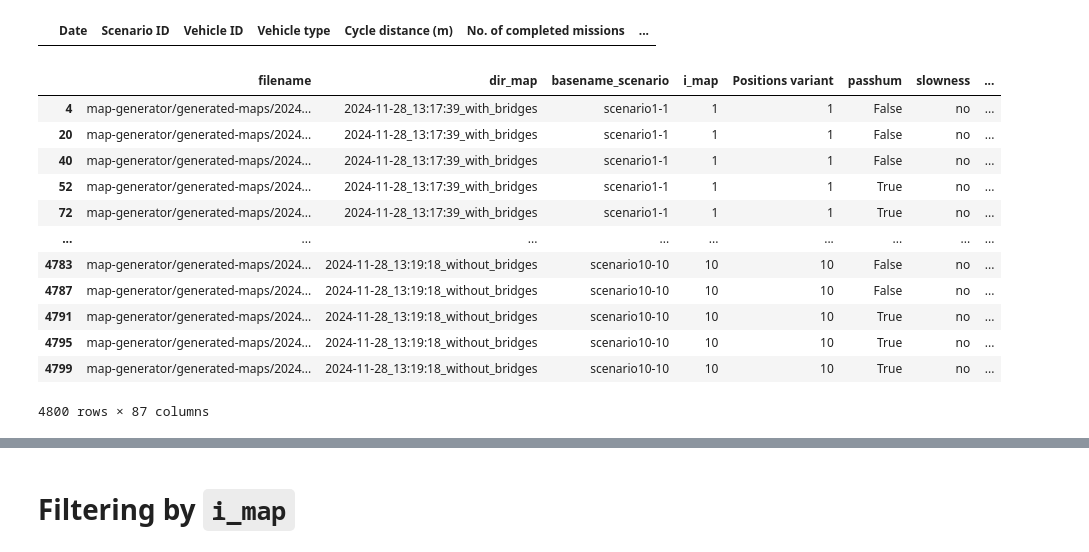
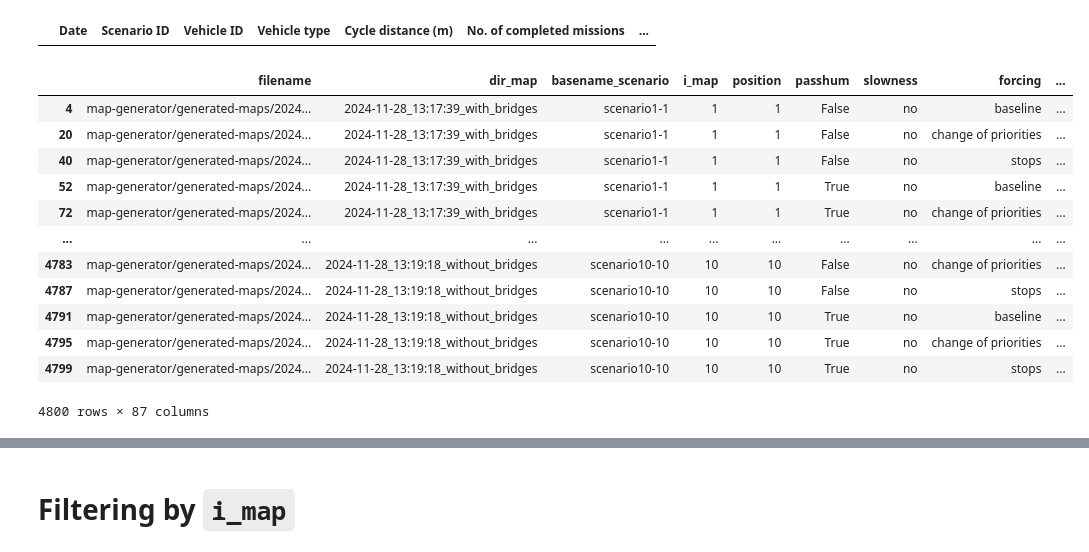
Before and after one commit to Olga-Mironenko/coordination_oru, a Jupyter notebook: scenario-analysis/analysis.ipynb, the cells around one changed output, grey strips where cells are left out. Saved outputs shown, nothing was run; the diff lists cells and outputs as text; code cells hidden in the pictures.

Commit message:
analysis.ipynb, plot_all.ipynb: finished adding support for scenarios in the form of `$filename, passhum $passhum, slowness $slowness, forcing $forcing`

```diff
--- a/scenario-analysis/analysis.ipynb
+++ b/scenario-analysis/analysis.ipynb
@@ -52,7 +52,8 @@ os.makedirs(DIRECTORY_DATA, exist_ok=True)
 
 def read_df_runname():
     filename = f'{RUNDIR}/sorted.csv'
-    subprocess.run(['./consolidate.py', RUNDIR], check=True)
+    if not os.path.exists(filename) or os.path.getmtime(filename) < os.path.getmtime(RUNDIR):
+        subprocess.run(['./consolidate.py', RUNDIR], check=True)
     df_orig = pd.read_csv(filename)
     return df_orig
 
@@ -109,26 +110,34 @@ def combine_tuples(cols, row):
     return tuple(zip(*tuples))
 
 
+COLUMNS_CONFIGURATION = ['i_map', 'are_bridges', 'position']
+COLUMNS_PARAMS = ['passhum', 'slowness', 'forcing']
+COLUMNS_SCENARIO = COLUMNS_CONFIGURATION + COLUMNS_PARAMS
+
 def normalize_df(df_orig):
-    df_id = df_orig['Scenario ID'].str.extract(r'^(?P<filename>.*?)(?P<params>, .*)$', expand=True)
-    # df_id.columns = [
-    #     'filename', 'Coordination strategy', 'string_seed', 'string_probabilityForcingForHuman'
-    # ]
+    df_id_pre = df_orig['Scenario ID'].str.extract(r'^(?P<filename>.*?)(?P<params>, .*)$', expand=True)
+
+    df_params = pd.concat([
+        df_id_pre['params'].str.extract(r', passhum (?P<passhum>0|1)\b', expand=True).astype(int).astype(bool),
+        df_id_pre['params'].str.extract(r', slowness (?P<slowness>[^,]+)\b', expand=True),
+        df_id_pre['params'].str.extract(r', forcing (?P<forcing>[^,]+)\b', expand=True),
+    ], axis=1)
+    assert list(df_params.columns) == COLUMNS_PARAMS  # TODO: set `COLUMNS_PARAMS`
+
     df_id = pd.concat([
-        df_id[['filename']],
-        df_id['filename'].str.extract(r'(?P<dir_map>[^/]+)/(?P<basename_scenario>[^/]+)[.]json$', expand=True),
-        df_id['filename'].str.extract(r'/scenario(?P<i_map>\d+)-(?P<i_locations>\d+)[.]json$', expand=True).astype(int),
-        df_id['params'].str.extract(r', passhum (?P<passhum>0|1)\b', expand=True).astype(int).astype(bool),
-        df_id['params'].str.extract(r', slowness (?P<slowness>[^,]+)\b', expand=True),
-        df_id['params'].str.extract(r', forcing (?P<forcing>[^,]+)\b', expand=True).rename(columns={'forcing': 'Coordination strategy'}),
-    ], axis=1).rename(columns={'i_locations': 'Positions variant'})
+        df_id_pre[['filename']],
+        df_id_pre['filename'].str.extract(r'(?P<dir_map>[^/]+)/(?P<basename_scenario>[^/]+)[.]json$', expand=True),
+        df_id_pre['filename'].str.extract(r'/scenario(?P<i_map>\d+)-(?P<i_locations>\d+)[.]json$', expand=True).astype(int),
+        df_params,
+    ], axis=1).rename(columns={'i_locations': 'position'})
     # IPython.display.display(df_id)
-    df_id['Coordination strategy'] = df_id['Coordination strategy'].apply(lambda s: 'baseline' if s == 'no' else s)
+    df_id['forcing'] = df_id['forcing'].apply(lambda s: 'baseline' if s == 'no' else s)
     df_id['filename_screenshot'] = "../map-generator/generated-maps/" + df_id['dir_map'] + '/screenshots/' + df_id['basename_scenario'] + '.png'
     df_id['are_bridges'] = df_id['dir_map'].str.contains('with_bridges')
     df_id['configuration'] = df_id[
-        ['i_map', 'are_bridges', 'Positions variant']].agg(
-        lambda r: f'map {r['i_map']}, {"with" if r['are_bridges'] else "without"} bridges, pos.var. {r['Positions variant']}',
+        COLUMNS_CONFIGURATION
+    ].agg(
+        lambda r: f'map {r['i_map']}, {"with" if r['are_bridges'] else "without"} bridges, pos.var. {r['position']}',
         axis=1
     )
     #df_id = df_id[df_id['i_map'] == I_MAP]
@@ -150,7 +159,7 @@ def normalize_df(df_orig):
         axis=1
     )
     df.sort_values(
-        ['i_map', 'are_bridges', 'Positions variant', 'Vehicle ID'],
+        ['i_map', 'are_bridges', 'position', 'Vehicle ID'],
         ascending=[True, False, True, True],
         inplace=True,
     )
@@ -159,45 +168,45 @@ def normalize_df(df_orig):
     col_lin_d = 'Linearization D'
     pairs_lin_d: List[Tuple[int, str]] = []
     for col in df.columns:
         if col.startswith('Linearization'):
             series = df[col].apply(lambda x: None if pd.isna(x) else tuple(map(float, x.split())))
             #print(col, series)
 
             col_nonnormalized = col + postfix_nonnormalized
             df[col_nonnormalized] = series
             if col.startswith(col_lin_d):
                 id_vehicle = int(col[len(col_lin_d):])
                 pairs_lin_d.append((id_vehicle, col_nonnormalized))
 
             df[col] = series.apply(normalize_linearization)
     # Create new column:
     if pairs_lin_d:
         cols_lin_d = [col for _, col in sorted(pairs_lin_d)]
         df[col_lin_d + postfix_nonnormalized] = df.apply(lambda row: combine_tuples(cols_lin_d, row), axis=1)
 
     df = df.drop(columns=['Is blocked'])
     df['seconds_blocked'] = pd.to_timedelta(df['blocked']).dt.total_seconds()
     df['is_blocked'] = df['seconds_blocked'] >= 5 * 60
 
     return df
 
 
 df_orig_norm = normalize_df(df_orig)
 configuration_to_filename_screenshot = {row['configuration']: row['filename_screenshot'] for _, row in df_orig_norm.iterrows()}
 df_orig_norm
 # %% [output]
-|  | filename | dir_map | basename_scenario | i_map | Positions variant | passhum | slowness | ... |
-| 4 | map-generator/generated-maps/2024... | 2024-11-28_13:17:39_with_bridges | scenario1-1 | 1 | 1 | False | no | ... |
-| 20 | map-generator/generated-maps/2024... | 2024-11-28_13:17:39_with_bridges | scenario1-1 | 1 | 1 | False | no | ... |
-| 40 | map-generator/generated-maps/2024... | 2024-11-28_13:17:39_with_bridges | scenario1-1 | 1 | 1 | False | no | ... |
-| 52 | map-generator/generated-maps/2024... | 2024-11-28_13:17:39_with_bridges | scenario1-1 | 1 | 1 | True | no | ... |
-| 72 | map-generator/generated-maps/2024... | 2024-11-28_13:17:39_with_bridges | scenario1-1 | 1 | 1 | True | no | ... |
-| ... | ... | ... | ... | ... | ... | ... | ... | ... |
-| 4783 | map-generator/generated-maps/2024... | 2024-11-28_13:19:18_without_bridges | scenario10-10 | 10 | 10 | False | no | ... |
-| 4787 | map-generator/generated-maps/2024... | 2024-11-28_13:19:18_without_bridges | scenario10-10 | 10 | 10 | False | no | ... |
-| 4791 | map-generator/generated-maps/2024... | 2024-11-28_13:19:18_without_bridges | scenario10-10 | 10 | 10 | True | no | ... |
-| 4795 | map-generator/generated-maps/2024... | 2024-11-28_13:19:18_without_bridges | scenario10-10 | 10 | 10 | True | no | ... |
-| 4799 | map-generator/generated-maps/2024... | 2024-11-28_13:19:18_without_bridges | scenario10-10 | 10 | 10 | True | no | ... |
+|  | filename | dir_map | basename_scenario | i_map | position | passhum | slowness | forcing | ... |
+| 4 | map-generator/generated-maps/2024... | 2024-11-28_13:17:39_with_bridges | scenario1-1 | 1 | 1 | False | no | baseline | ... |
+| 20 | map-generator/generated-maps/2024... | 2024-11-28_13:17:39_with_bridges | scenario1-1 | 1 | 1 | False | no | change of priorities | ... |
+| 40 | map-generator/generated-maps/2024... | 2024-11-28_13:17:39_with_bridges | scenario1-1 | 1 | 1 | False | no | stops | ... |
+| 52 | map-generator/generated-maps/2024... | 2024-11-28_13:17:39_with_bridges | scenario1-1 | 1 | 1 | True | no | baseline | ... |
+| 72 | map-generator/generated-maps/2024... | 2024-11-28_13:17:39_with_bridges | scenario1-1 | 1 | 1 | True | no | change of priorities | ... |
+| ... | ... | ... | ... | ... | ... | ... | ... | ... | ... |
+| 4783 | map-generator/generated-maps/2024... | 2024-11-28_13:19:18_without_bridges | scenario10-10 | 10 | 10 | False | no | change of priorities | ... |
+| 4787 | map-generator/generated-maps/2024... | 2024-11-28_13:19:18_without_bridges | scenario10-10 | 10 | 10 | False | no | stops | ... |
+| 4791 | map-generator/generated-maps/2024... | 2024-11-28_13:19:18_without_bridges | scenario10-10 | 10 | 10 | True | no | baseline | ... |
+| 4795 | map-generator/generated-maps/2024... | 2024-11-28_13:19:18_without_bridges | scenario10-10 | 10 | 10 | True | no | change of priorities | ... |
+| 4799 | map-generator/generated-maps/2024... | 2024-11-28_13:19:18_without_bridges | scenario10-10 | 10 | 10 | True | no | stops | ... |
 4800 rows × 87 columns
 # %%
 df_lin = None if RUNNAME_LINEARIZATIONS is None else read_df_runname(RUNNAME_LINEARIZATIONS)
```
Also changed, not shown: parts of 10 cells of this notebook, 1 other file.
